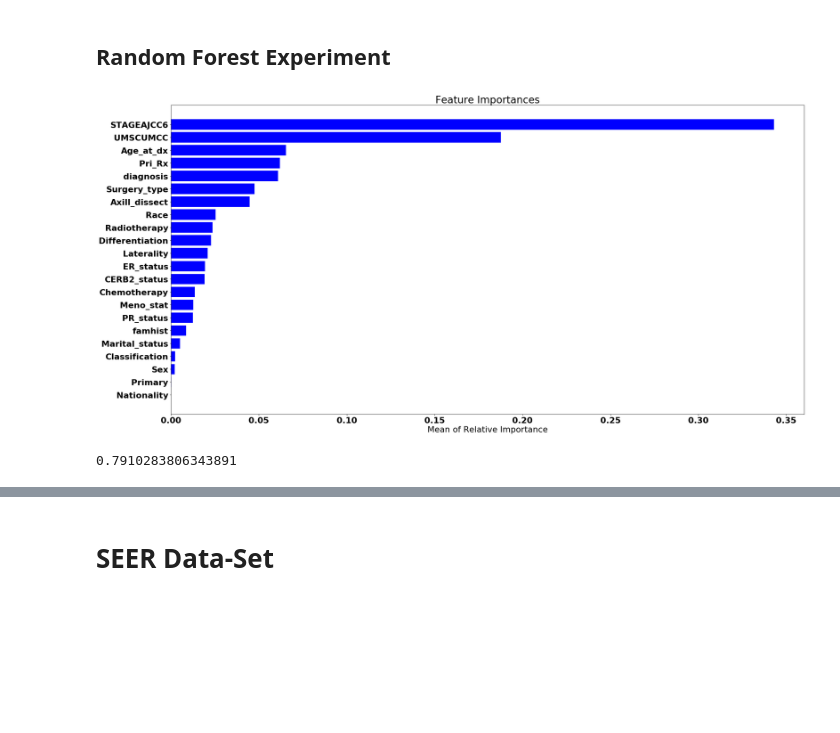
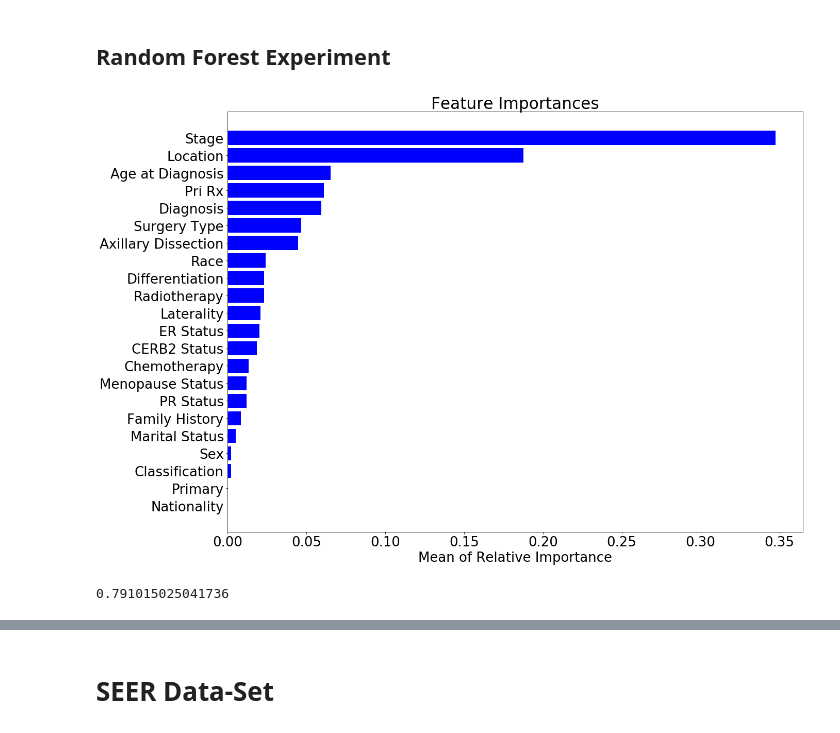
Before and after one commit to Lou1s/Predictive-Models-Using-a-Cancer-Data-Set, a Jupyter notebook: Experiment.ipynb, the cells around one changed output, grey strips where cells are left out. Drawn from its saved outputs; the diff is of its cells as text; code cells hidden in the pictures; blank space fills up the shorter version.

```diff
--- a/Experiment.ipynb
+++ b/Experiment.ipynb
@@ -17,12 +17,16 @@ import matplotlib
 # UM Data-Set
 # %%
 #create dataype dictionary for data, then import our cleaned data.
-datatypes = {'Primary': 'category', 'UMSCUMCC': 'category', 'Age_at_dx': 'float', 'Sex': 'category',
+datatypes = {'Primary': 'category', 'UMSCUMCC': 'category', '': 'float', 'Sex': 'category',
        'Marital_status': 'category', 'Meno_stat': 'category', 'famhist': 'category', 'Nationality': 'category', 'Race': 'category',
        'diagnosis': 'category', 'Classification': 'category', 'Laterality': 'category', 'STAGEAJCC6': 'category',
        'Differentiation': 'category', 'ER_status': 'category', 'PR_status': 'category', 'CERB2_status': 'category', 'Pri_Rx': 'category',
        'Surgery_type': 'category', 'Axill_dissect': 'category', 'Radiotherapy': 'category', 'Chemotherapy': 'category',
        'Event': 'category'}
 
+
+
+
 data = pd.read_csv('../clean_cancer_data.csv', sep='\t',dtype=datatypes).copy()
 data.rename(index=str, columns={'Unnamed: 0':'Patient_num'},inplace=True)
+data.head()
@@ -76,33 +88,36 @@ for i in range(r):
 # %%
 average_importance = overall_importance/r
 average_accuracy = overall_accuracy/r
+proc_data.rename(columns={'STAGEAJCC6':'Stage','UMSCUMCC': 'Location', 'Age_at_dx': 'Age at Diagnosis','Marital_status': 'Marital Status',
+                   'Meno_stat':'Menopause Status','famhist':'Family History','diagnosis':'Diagnosis',
+                   'ER_status': 'ER Status','PR_status': 'PR Status','CERB2_status': 'CERB2 Status','Pri_Rx': 'Pri Rx',
+                  'Surgery_type': 'Surgery Type','Axill_dissect': 'Axillary Dissection'}, inplace=True)
 features = proc_data.columns
 indices = np.argsort(average_importance)
 
 
 font = {'family' : 'normal',
-        'weight' : 'bold',
-        'size'   : 22}
+        'size'   : 26}
 
 matplotlib.rc('font', **font)
 
 
 
-fig= plt.figure(figsize=(30,15))
+fig= plt.figure(figsize=(20,15))
 plt.title('Feature Importances')
 plt.barh(range(len(indices)), average_importance[indices], color='b', align='center')
 plt.yticks(range(len(indices)), [features[i] for i in indices])
 plt.xlabel('Mean of Relative Importance')
 
 
 
 
 
 plt.show()
 print(average_accuracy)
 # %% [output]
-[figure, old version]
+[figure, new version]
-0.7910283806343891
+0.791015025041736
 # %%
 #check accuracy of results and get the model with the best accuracy
 acc_groups = pd.cut(acc_scores,[-1,0.5,0.6,0.7,0.75,0.8,0.85,0.9,1])
```
Also changed, not shown: parts of 4 cells of this notebook, 12 other files.
